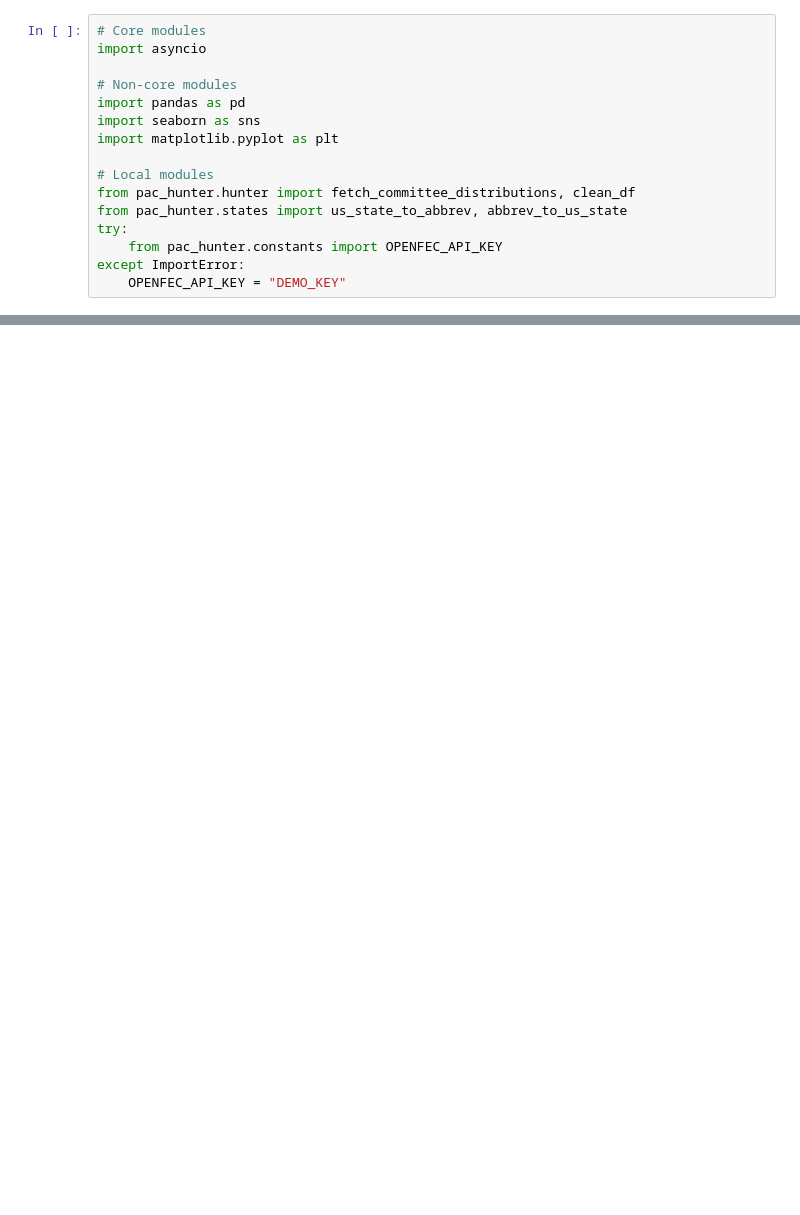
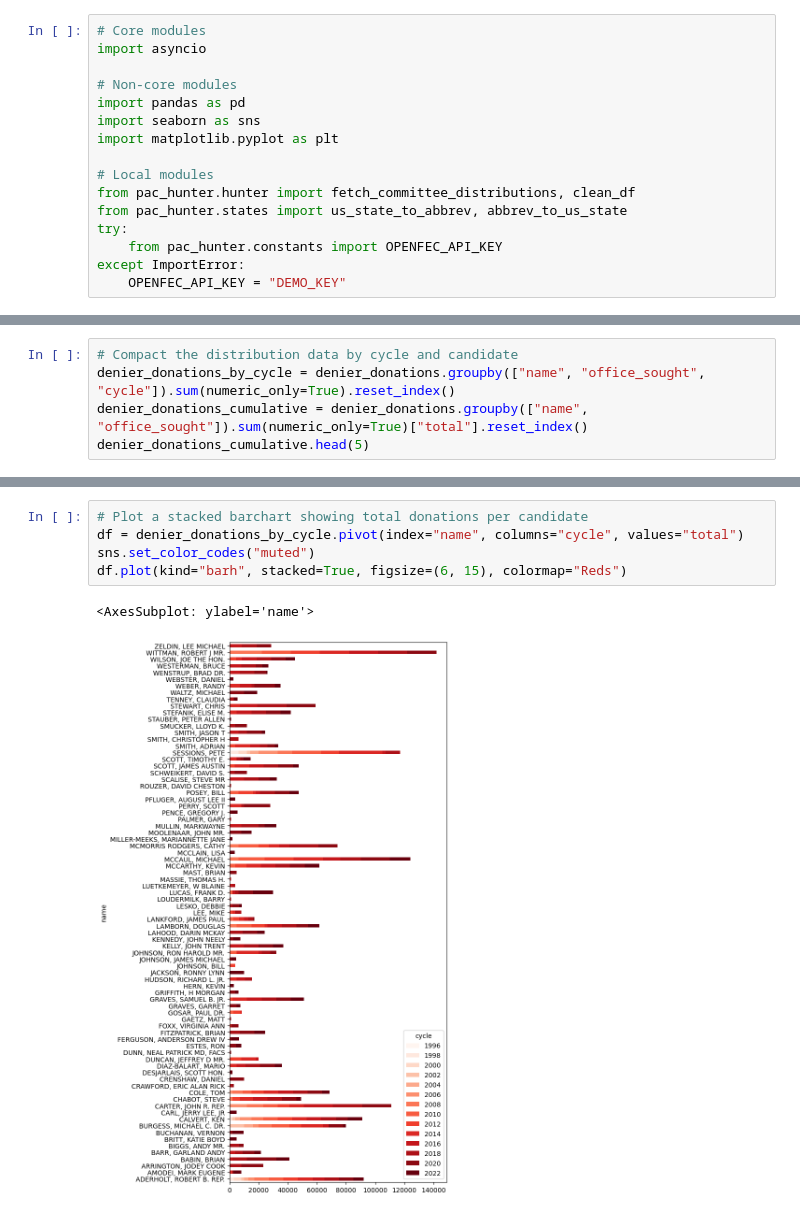
Before and after one commit to jlwhelan28/pac-hunter, a Jupyter notebook: demo.ipynb, the cells around one changed output, grey strips where cells are left out. Cells and saved outputs as stored; diff of their text form; blank space fills up the shorter version.

Commit message:
Add visualization of distributions and some comments

```diff
--- a/demo.ipynb
+++ b/demo.ipynb
@@ -79,0 +51,5 @@ for cycle in cycles:
+# %%
+# Compact the distribution data by cycle and candidate
+denier_donations_by_cycle = denier_donations.groupby(["name", "office_sought", "cycle"]).sum(numeric_only=True).reset_index()
+denier_donations_cumulative = denier_donations.groupby(["name", "office_sought"]).sum(numeric_only=True)["total"].reset_index()
+denier_donations_cumulative.head(5)
@@ -79,0 +63,8 @@ for cycle in cycles:
+# %%
+# Plot a stacked barchart showing total donations per candidate
+df = denier_donations_by_cycle.pivot(index="name", columns="cycle", values="total")
+sns.set_color_codes("muted")
+df.plot(kind="barh", stacked=True, figsize=(6, 15), colormap="Reds")
+# %% [output]
+<AxesSubplot: ylabel='name'>
+[figure, added]
```
Also changed, not shown: parts of 10 cells of this notebook.
